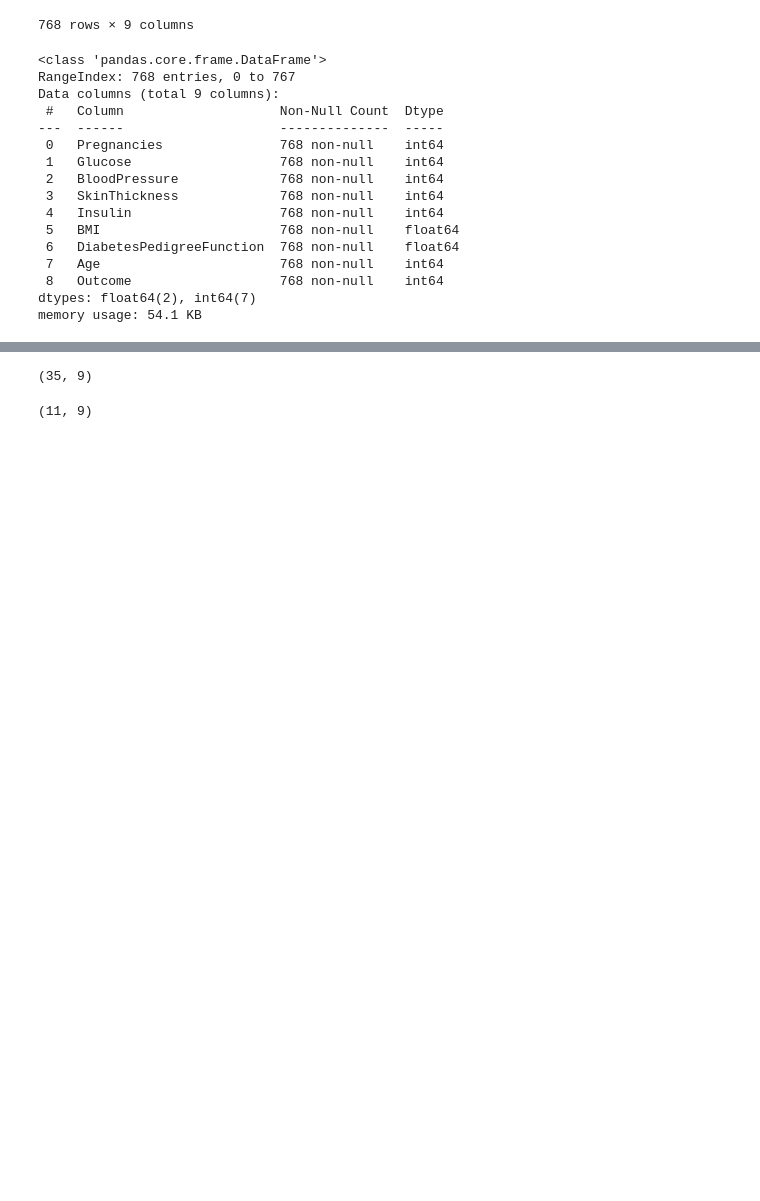
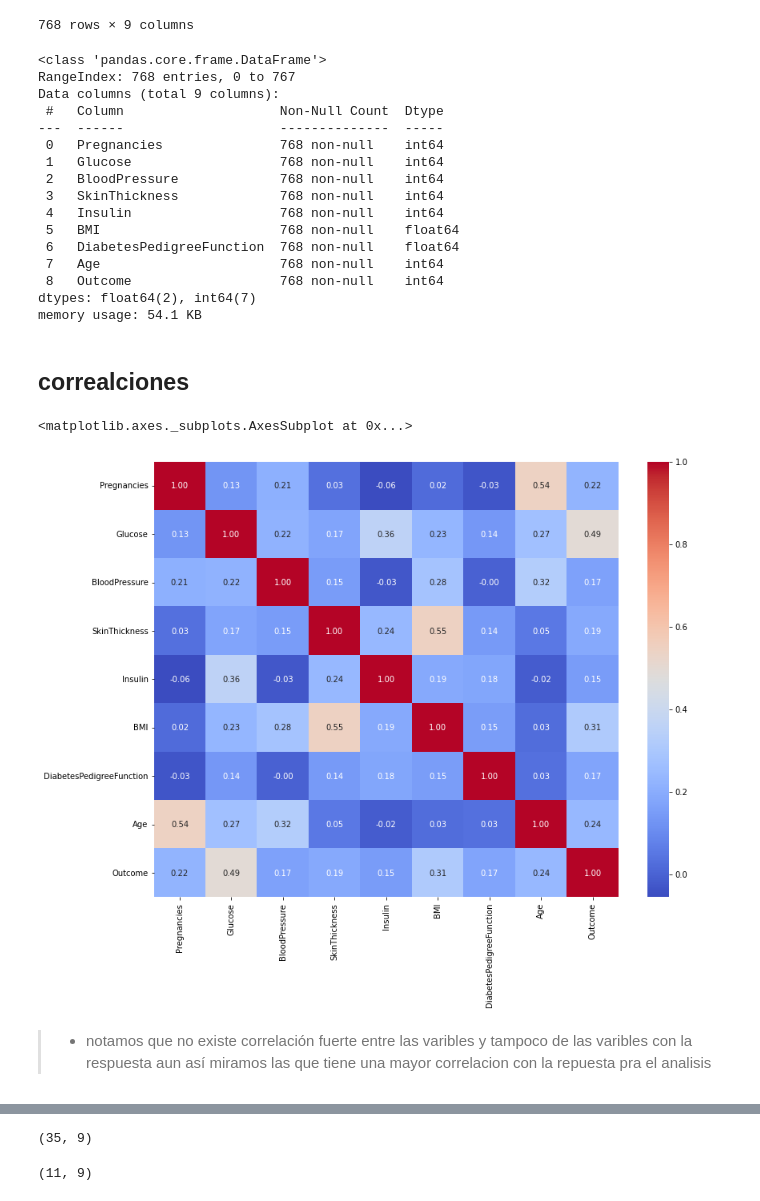
Before and after one commit to sergiomath/dataScience, a Jupyter notebook: Train_data.ipynb, the cells around one changed output, grey strips where cells are left out. Saved outputs shown, nothing was run; the diff lists cells and outputs as text; code cells hidden in the pictures; blank space fills up the shorter version.

```diff
--- a/Train_data.ipynb
+++ b/Train_data.ipynb
@@ -43,6 +43,17 @@ Data columns (total 9 columns):
  8   Outcome                   768 non-null    int64
 dtypes: float64(2), int64(7)
 memory usage: 54.1 KB
+# %% [markdown]
+## correalciones
+# %%
+##### matriz de correlaciones datos originales
+plt.figure(figsize=(13,10))
+sns.heatmap(df.corr(),annot=True, fmt = ".2f", cmap = "coolwarm")
+# %% [output]
+<matplotlib.axes._subplots.AxesSubplot at 0x...>
+[figure, added]
+# %% [markdown]
+> - notamos que no existe correlación fuerte entre las varibles y tampoco de las varibles con la respuesta aun así miramos las que tiene una mayor correlacion con la repuesta pra el analisis
 # %%
 df.describe()
 # %% [output]
```
Also changed, not shown: parts of 15 cells of this notebook.
